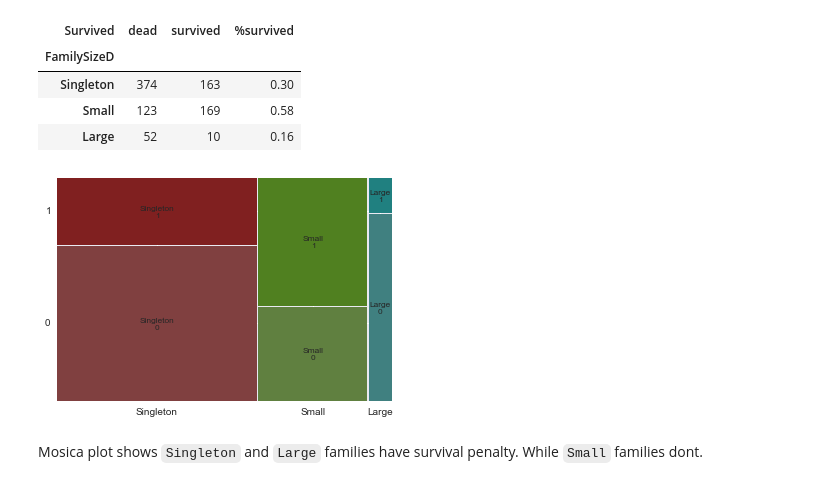
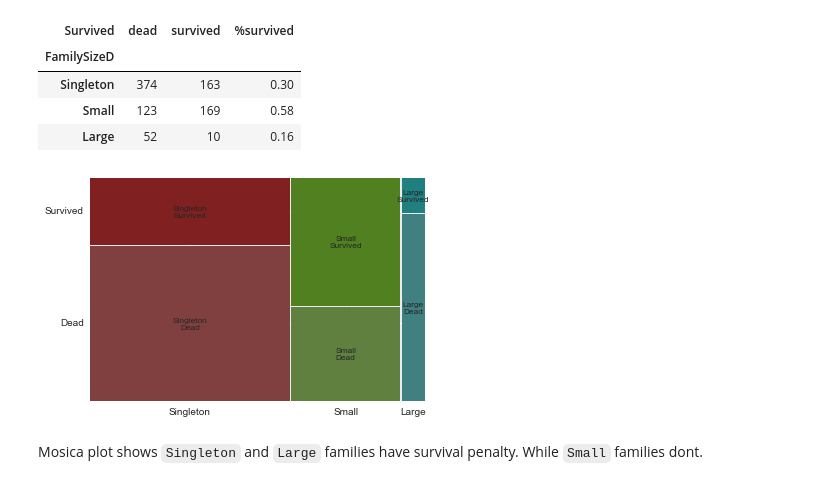
Before and after one commit to sgurjar/dand, a Jupyter notebook: p2-investigate-a-dataset/p2-investigate_a_dataset.ipynb, the cells around one changed output. Drawn from its saved outputs; the diff is of its cells as text; code cells hidden in the pictures.

```diff
--- a/p2-investigate-a-dataset/p2-investigate_a_dataset.ipynb
+++ b/p2-investigate-a-dataset/p2-investigate_a_dataset.ipynb
@@ -154,8 +167,8 @@ d.rename(columns={0:'dead',1:'survived'})
 | Large | 52 | 10 | 0.16 |
 # %%
 from statsmodels.graphics.mosaicplot import mosaic
-_ = mosaic(pd.crosstab(df.FamilySizeD, df.Survived).stack())
+_ = mosaic(pd.crosstab(df.FamilySizeD, df.Survived).rename(columns={0:'Dead',1:'Survived'}).stack())
 # %% [output]
-[figure, old version]
+[figure, new version]
 # %% [markdown]
 Mosica plot shows `Singleton` and `Large` families have survival penalty. While `Small` families dont.
```
Also changed, not shown: parts of 11 cells of this notebook.
